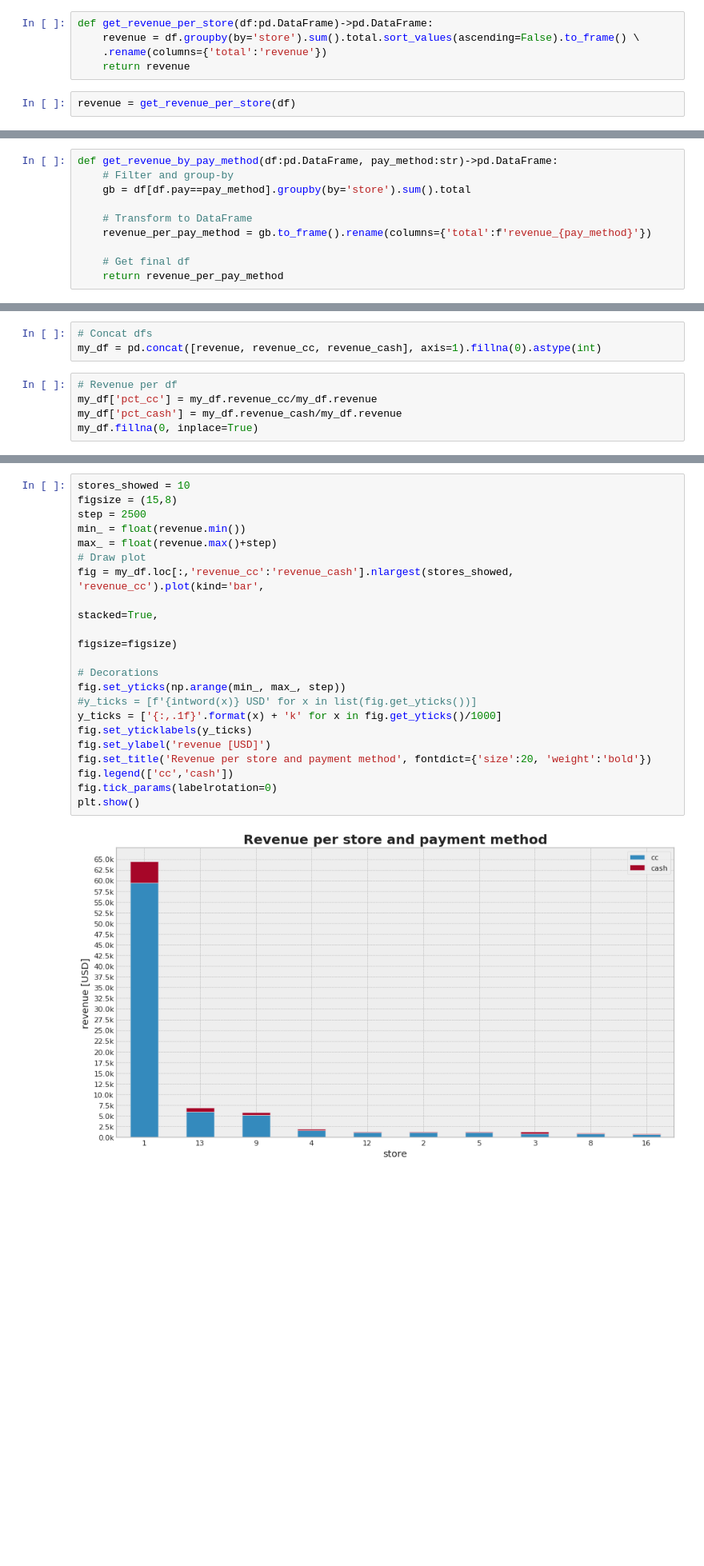
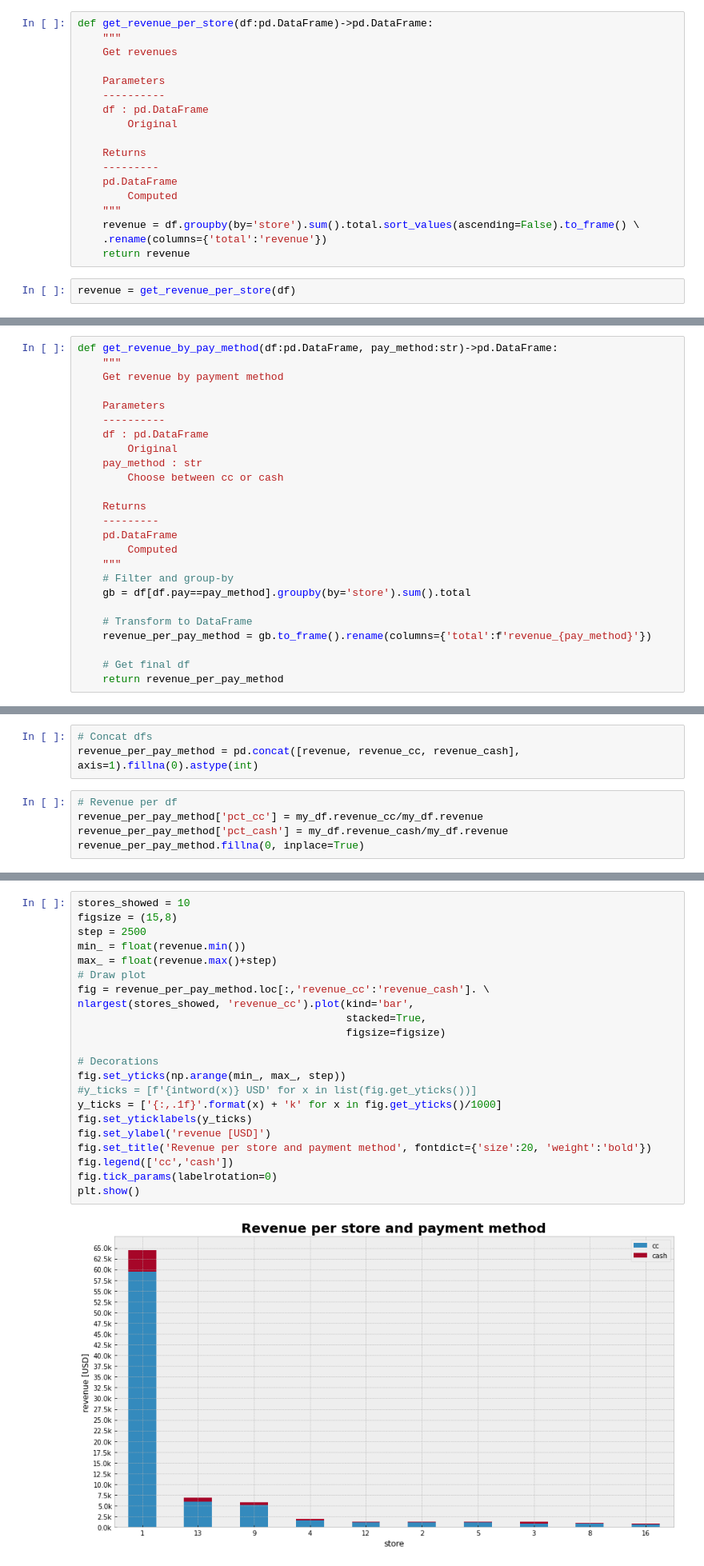
Before and after one commit to GeraCollante/rappi_data_eng_challenge, a Jupyter notebook: rappi_challenge.ipynb, the cells around one changed output, grey strips where cells are left out. Shown at 80% size. Saved outputs shown, nothing was run; the diff lists cells and outputs as text; blank space fills up the shorter version.

````diff
--- a/rappi_challenge.ipynb
+++ b/rappi_challenge.ipynb
@@ -168,6 +295,19 @@ df.head(20)
 Se agrupó por ```store```, sumando sus valores y luego ordenandolos de mayor a menor.
 # %%
 def get_revenue_per_store(df:pd.DataFrame)->pd.DataFrame:
+    """
+    Get revenues
+
+    Parameters
+    ----------
+    df : pd.DataFrame
+        Original
+
+    Returns
+    ---------
+    pd.DataFrame
+        Computed
+    """
     revenue = df.groupby(by='store').sum().total.sort_values(ascending=False).to_frame() \
     .rename(columns={'total':'revenue'})
     return revenue
@@ -248,6 +390,21 @@ df.head()
 ### Método 1
 # %%
 def get_revenue_by_pay_method(df:pd.DataFrame, pay_method:str)->pd.DataFrame:
+    """
+    Get revenue by payment method
+
+    Parameters
+    ----------
+    df : pd.DataFrame
+        Original
+    pay_method : str
+        Choose between cc or cash
+
+    Returns
+    ---------
+    pd.DataFrame
+        Computed
+    """
     # Filter and group-by
     gb = df[df.pay==pay_method].groupby(by='store').sum().total
 
@@ -262,9 +419,9 @@ revenue_cc = get_revenue_by_pay_method(df,'cc')
 revenue_cash = get_revenue_by_pay_method(df,'cash')
 # %%
 # Concat dfs
-my_df = pd.concat([revenue, revenue_cc, revenue_cash], axis=1).fillna(0).astype(int)
+revenue_per_pay_method = pd.concat([revenue, revenue_cc, revenue_cash], axis=1).fillna(0).astype(int)
 # %%
 # Revenue per df
-my_df['pct_cc'] = my_df.revenue_cc/my_df.revenue
-my_df['pct_cash'] = my_df.revenue_cash/my_df.revenue
-my_df.fillna(0, inplace=True)
+revenue_per_pay_method['pct_cc'] = my_df.revenue_cc/my_df.revenue
+revenue_per_pay_method['pct_cash'] = my_df.revenue_cash/my_df.revenue
+revenue_per_pay_method.fillna(0, inplace=True)
@@ -271,26 +430,27 @@ my_df.fillna(0, inplace=True)
 # %%
 stores_showed = 10
 figsize = (15,8)
 step = 2500
 min_ = float(revenue.min())
 max_ = float(revenue.max()+step)
 # Draw plot
-fig = my_df.loc[:,'revenue_cc':'revenue_cash'].nlargest(stores_showed, 'revenue_cc').plot(kind='bar',
-                                                                                          stacked=True,
-                                                                                          figsize=figsize)
+fig = revenue_per_pay_method.loc[:,'revenue_cc':'revenue_cash']. \
+nlargest(stores_showed, 'revenue_cc').plot(kind='bar',
+                                           stacked=True,
+                                           figsize=figsize)
 
 # Decorations
 fig.set_yticks(np.arange(min_, max_, step))
 #y_ticks = [f'{intword(x)} USD' for x in list(fig.get_yticks())]
 y_ticks = ['{:,.1f}'.format(x) + 'k' for x in fig.get_yticks()/1000]
 fig.set_yticklabels(y_ticks)
 fig.set_ylabel('revenue [USD]')
 fig.set_title('Revenue per store and payment method', fontdict={'size':20, 'weight':'bold'})
 fig.legend(['cc','cash'])
 fig.tick_params(labelrotation=0)
 plt.show()
 # %% [output]
-[figure, old version]
+[figure, new version]
 # %% [markdown]
 ### Método 2
 # %%
````
Also changed, not shown: parts of 54 cells of this notebook, 3 other files.
